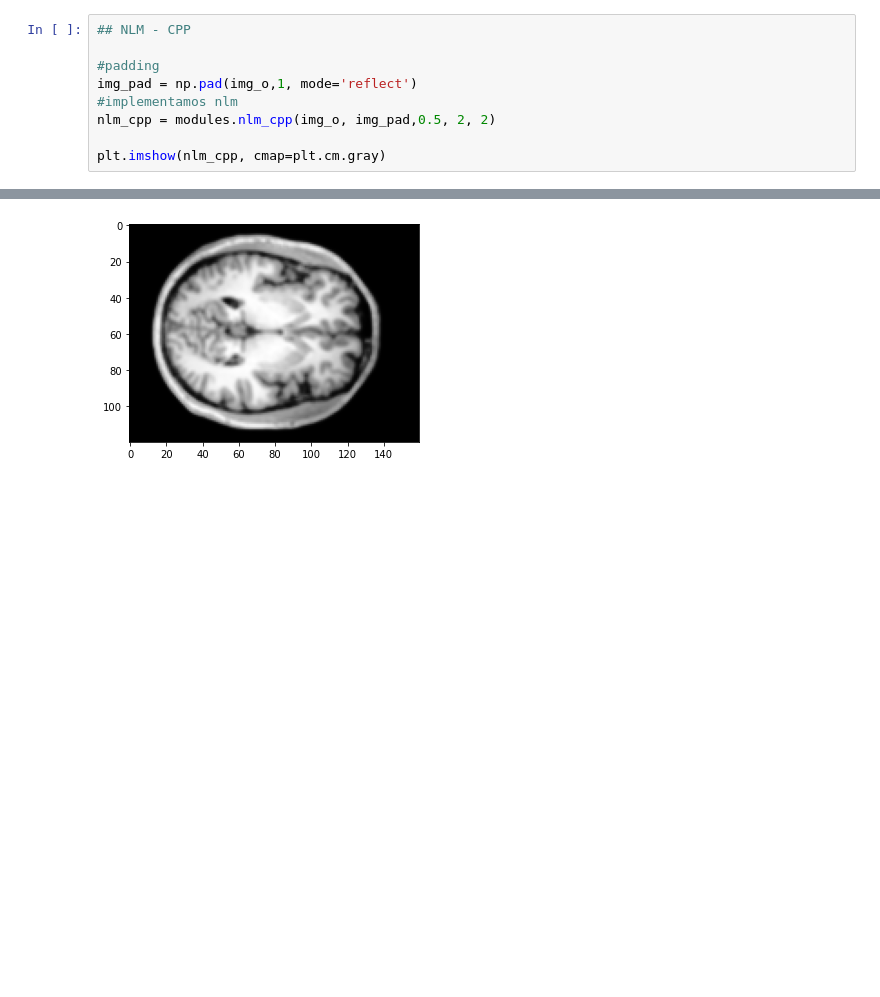
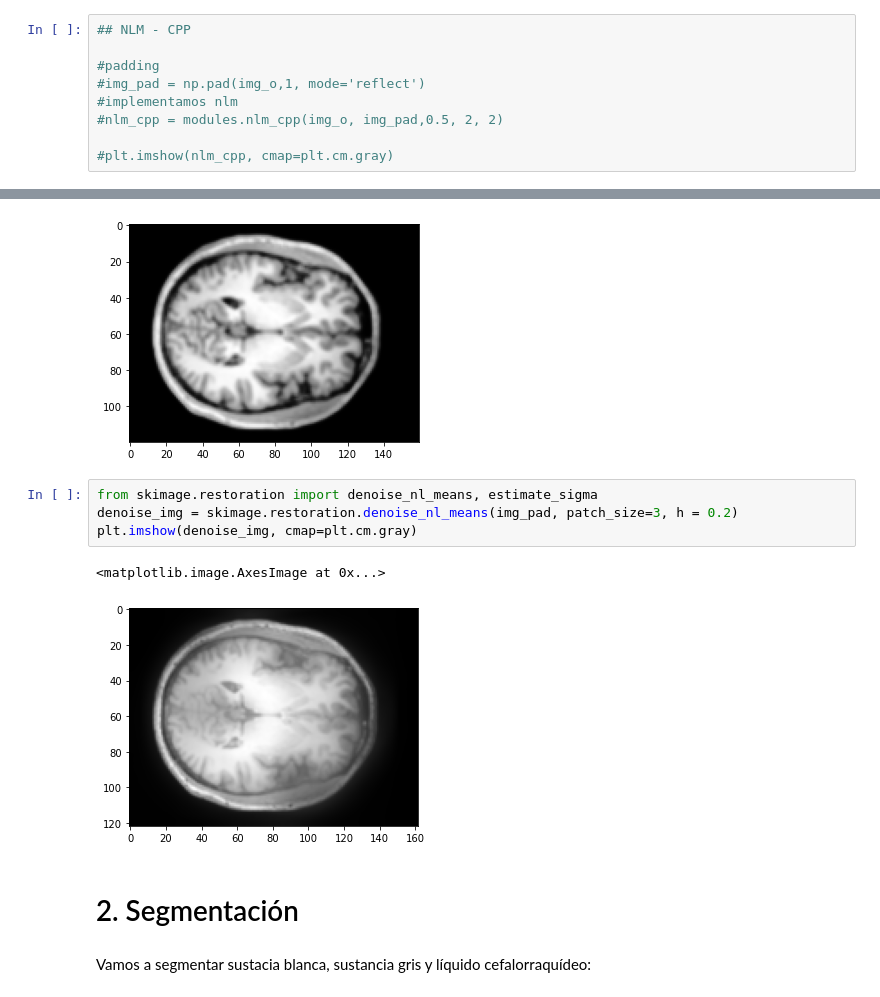
Before and after one commit to Mariaprddz/Analisis, a Jupyter notebook: Analisis/PROYECTO_FINAL/proyecto_final_imagen.ipynb, the cells around one changed output, grey strips where cells are left out. Saved outputs shown, nothing was run; the diff lists cells and outputs as text; blank space fills up the shorter version.

```diff
--- a/Analisis/PROYECTO_FINAL/proyecto_final_imagen.ipynb
+++ b/Analisis/PROYECTO_FINAL/proyecto_final_imagen.ipynb
@@ -74,11 +77,22 @@ plt.title('Gaussian filtered image'), plt.axis('off')
 ## NLM - CPP
 
 #padding
-img_pad = np.pad(img_o,1, mode='reflect')
+#img_pad = np.pad(img_o,1, mode='reflect')
 #implementamos nlm
-nlm_cpp = modules.nlm_cpp(img_o, img_pad,0.5, 2, 2)
+#nlm_cpp = modules.nlm_cpp(img_o, img_pad,0.5, 2, 2)
 
-plt.imshow(nlm_cpp, cmap=plt.cm.gray)
+#plt.imshow(nlm_cpp, cmap=plt.cm.gray)
 # %% [output]
 <matplotlib.image.AxesImage at 0x...>
 [figure]
+# %%
+from skimage.restoration import denoise_nl_means, estimate_sigma
+denoise_img = skimage.restoration.denoise_nl_means(img_pad, patch_size=3, h = 0.2)
+plt.imshow(denoise_img, cmap=plt.cm.gray)
+# %% [output]
+<matplotlib.image.AxesImage at 0x...>
+[figure, added]
+# %% [markdown]
+# 2. Segmentación
+# %% [markdown]
+Vamos a segmentar sustacia blanca, sustancia gris y líquido cefalorraquídeo:
```
Also changed, not shown: parts of 7 cells of this notebook, 1 other file.
